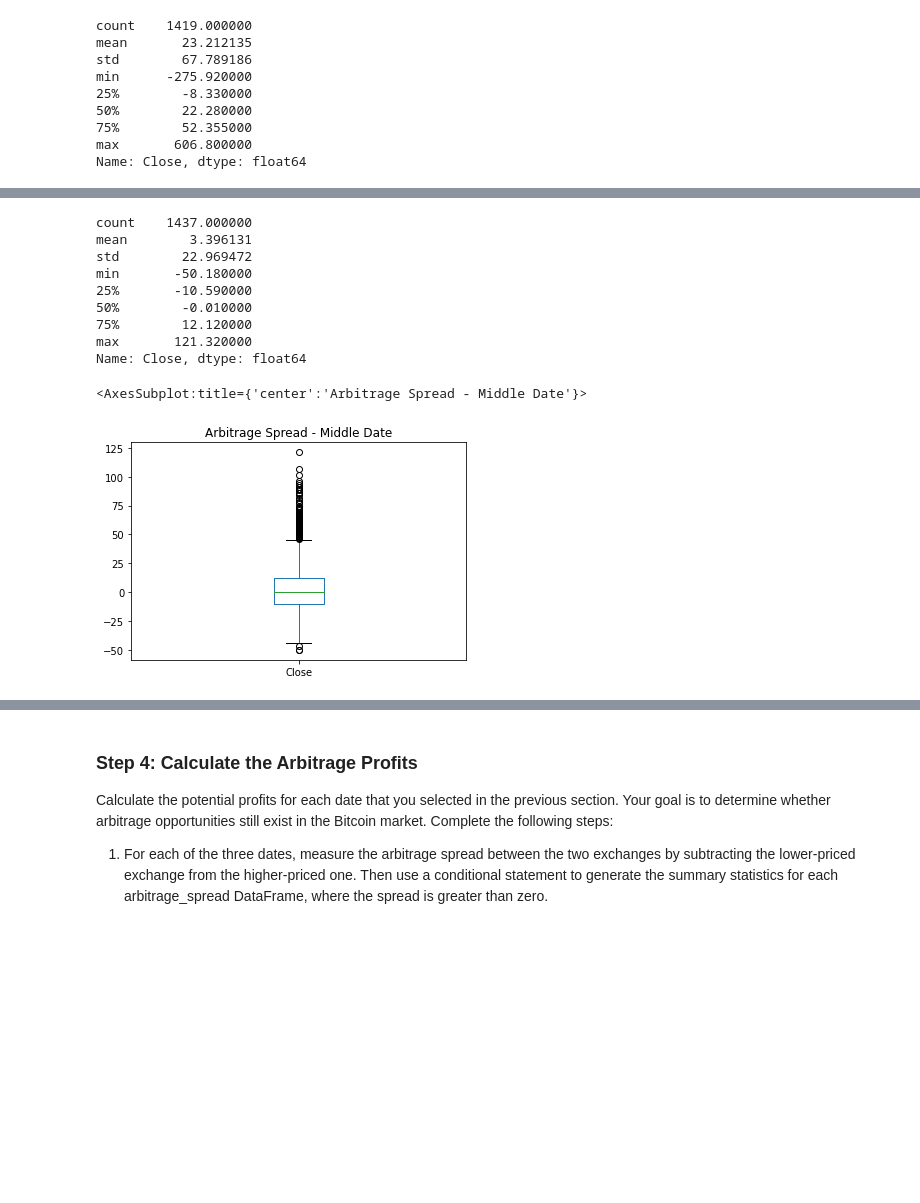
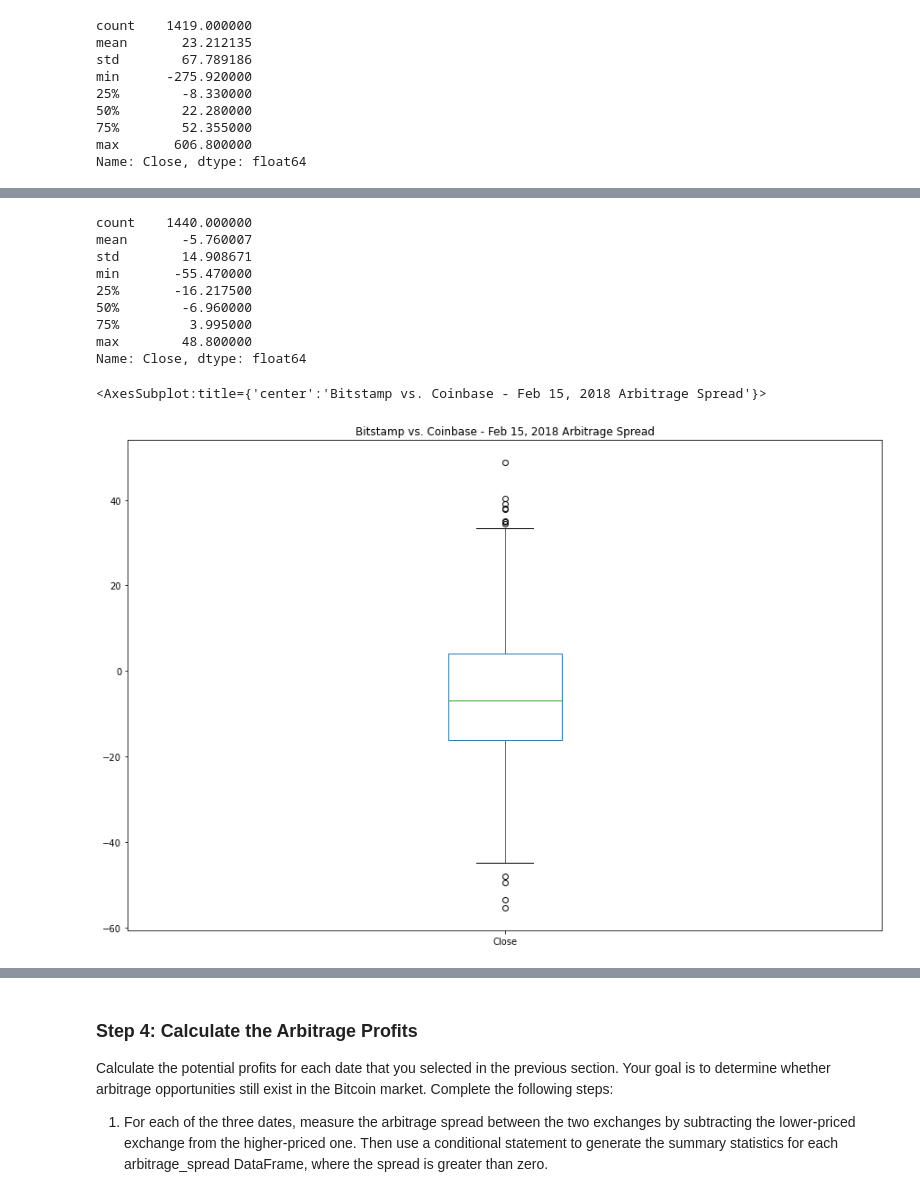
Before and after one commit to joshuacreveling/Module_3_Challenge_Assignment, a Jupyter notebook: crypto_arbitrage.ipynb, the cells around one changed output, grey strips where cells are left out. Drawn from its saved outputs; the diff is of its cells as text; code cells hidden in the pictures; blank space fills up the shorter version.

```diff
--- a/crypto_arbitrage.ipynb
+++ b/crypto_arbitrage.ipynb
@@ -399,26 +404,26 @@ Name: Close, dtype: float64
 # %%
 # Using the date in the middle that you have selected, calculate the arbitrage spread
 # by subtracting the bitstamp lower closing prices from the coinbase higher closing prices
-arbitrage_spread_middle = # YOUR CODE HERE
+arbitrage_spread_middle = coinbase['Close'].loc['2018-02-15'] - bitstamp['Close'].loc['2018-02-15']
 
 # Generate summary statistics
-# YOUR CODE HERE
+arbitrage_spread_middle.describe()
 # %% [output]
-count    1437.000000
-mean        3.396131
-std        22.969472
-min       -50.180000
-25%       -10.590000
-50%        -0.010000
-75%        12.120000
-max       121.320000
+count    1440.000000
+mean       -5.760007
+std        14.908671
+min       -55.470000
+25%       -16.217500
+50%        -6.960000
+75%         3.995000
+max        48.800000
 Name: Close, dtype: float64
 # %%
 # Visualize the arbitrage spread from the middle of the dataset in a box plot
-# YOUR CODE HERE
+arbitrage_spread_middle.plot(kind="box", figsize=(15,10), title="Bitstamp vs. Coinbase - Feb 15, 2018 Arbitrage Spread")
 # %% [output]
-<AxesSubplot:title={'center':'Arbitrage Spread - Middle Date'}>
+<AxesSubplot:title={'center':'Bitstamp vs. Coinbase - Feb 15, 2018 Arbitrage Spread'}>
-[figure, old version]
+[figure, new version]
 # %%
 # Create an overlay plot that visualizes the two dataframes over a period of one day from late in the dataset.
 # Be sure that the plots include the parameters `legend`, `figsize`, `title`, `color` and `label`
```
Also changed, not shown: parts of 23 cells of this notebook.
